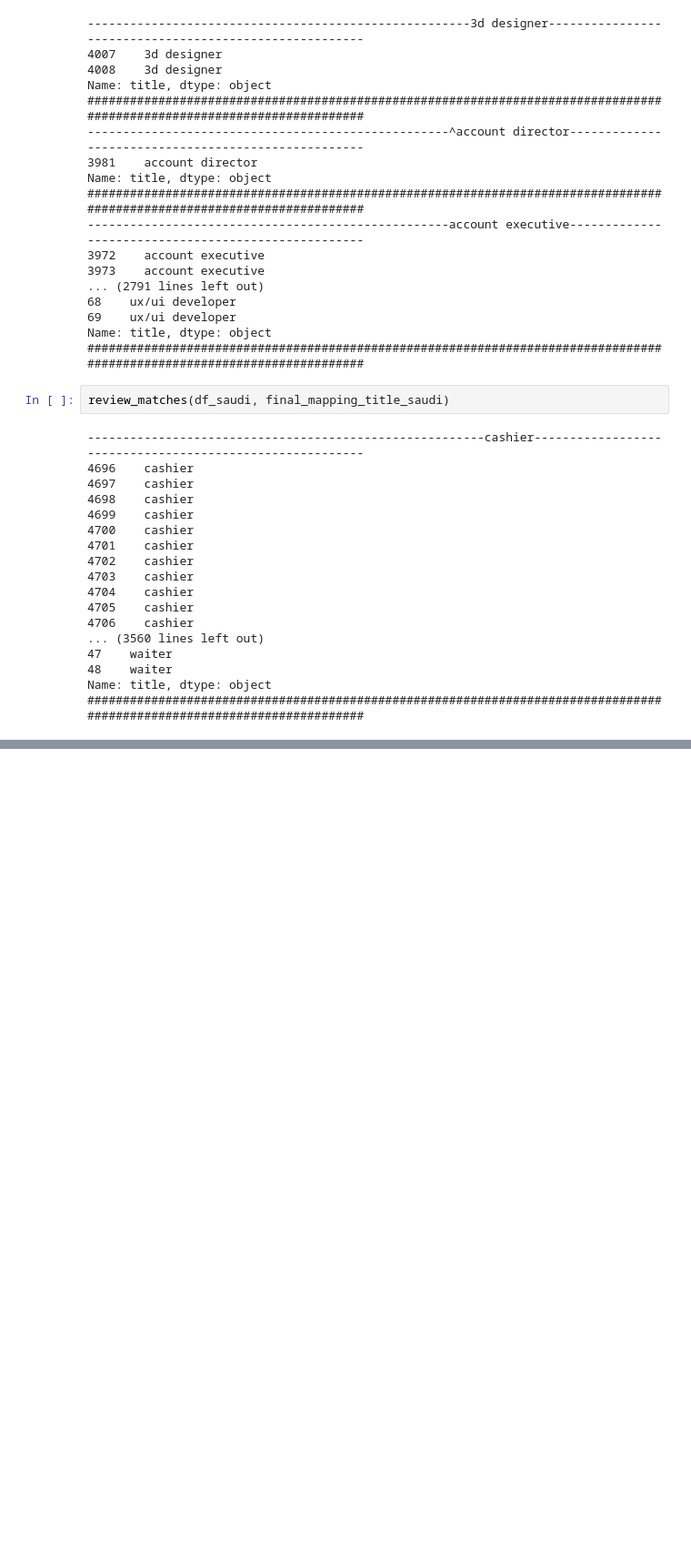
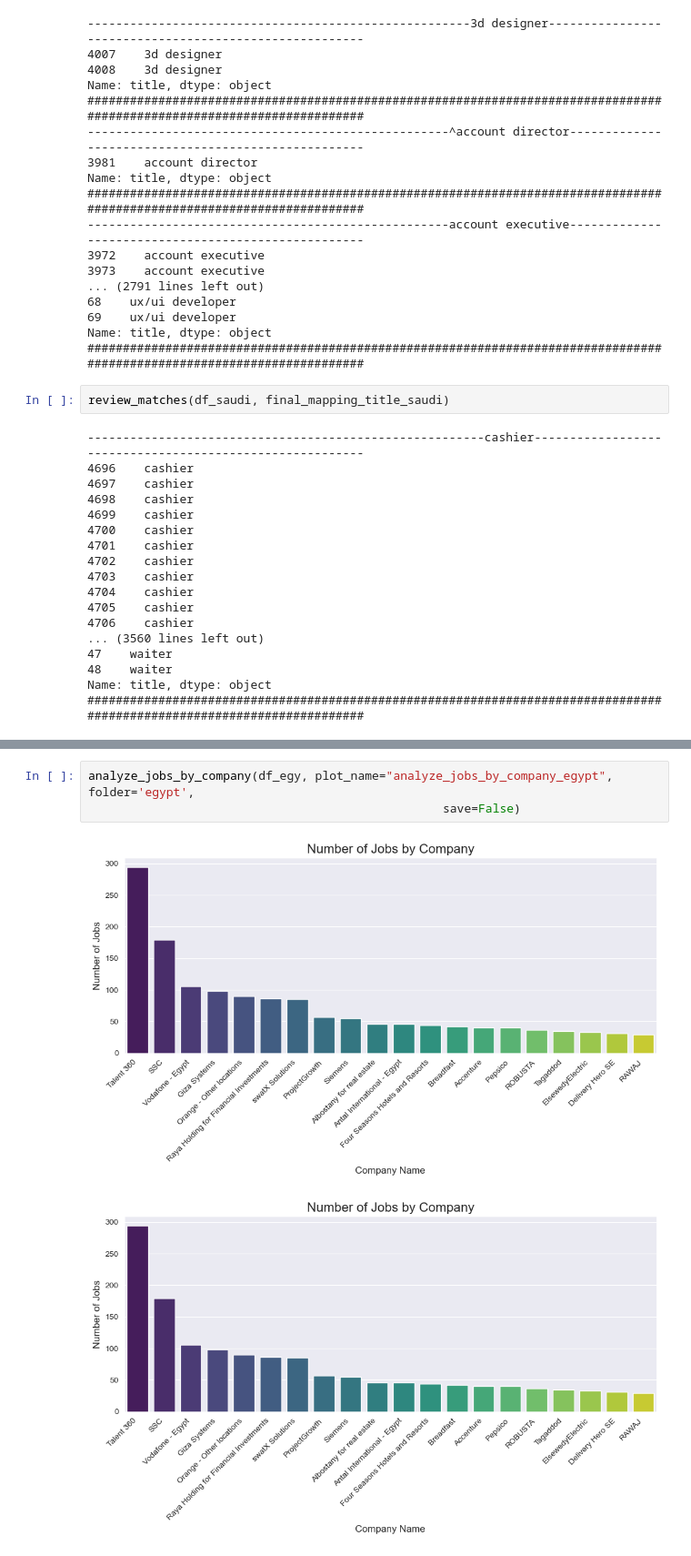
Before and after one commit to DataMentes/Job-Market-Insights-analysis, a Jupyter notebook: final_note_book.ipynb, the cells around one changed output, grey strips where cells are left out. Shown at 91% size. Cells and saved outputs as stored; diff of their text form; blank space fills up the shorter version.

```diff
--- a/final_note_book.ipynb
+++ b/final_note_book.ipynb
@@ -1426,0 +1665,6 @@ conn.close()
+# %%
+analyze_jobs_by_company(df_egy, plot_name="analyze_jobs_by_company_egypt", folder='egypt',
+                                                  save=False)
+# %% [output]
+[figure, added]
+[figure, added]
```
Also changed, not shown: parts of 50 cells of this notebook, 1 other file.
